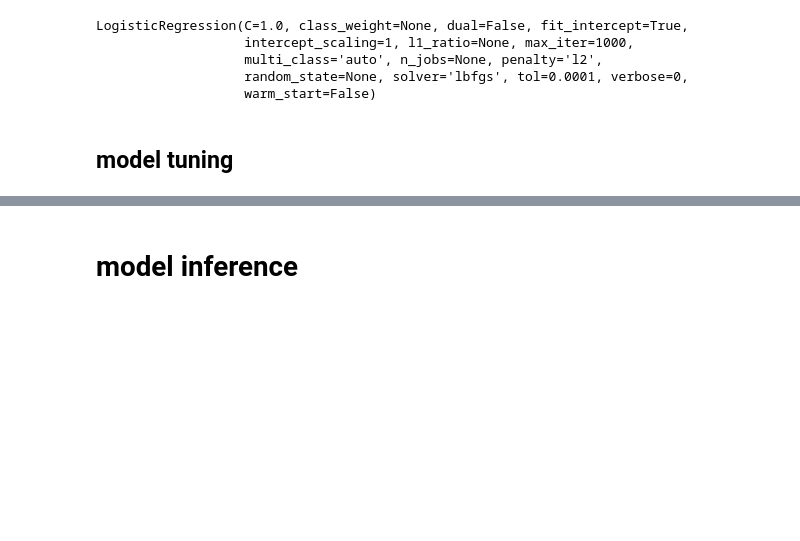
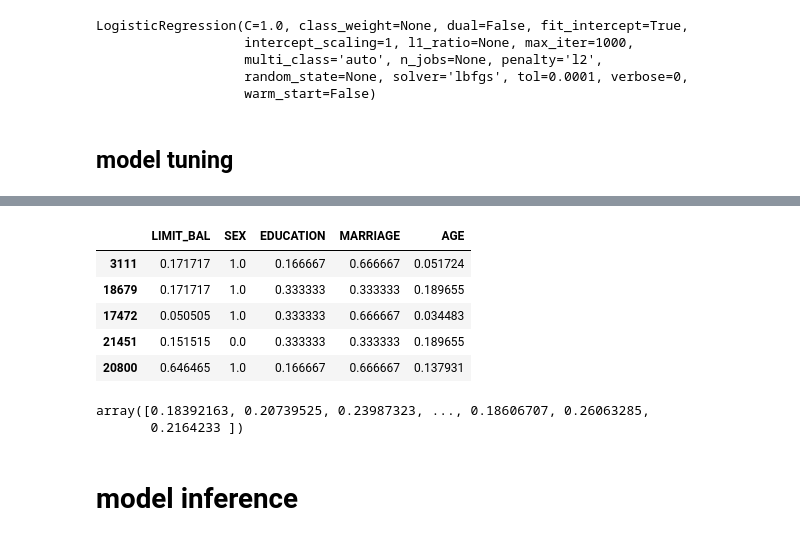
Before and after one commit to thangnv11/mlop_beta, a Jupyter notebook: notebook/tutorial.ipynb, the cells around one changed output, grey strips where cells are left out. Drawn from its saved outputs; the diff is of its cells as text; code cells hidden in the pictures; blank space fills up the shorter version.

```diff
--- a/notebook/tutorial.ipynb
+++ b/notebook/tutorial.ipynb
@@ -136,4 +149,19 @@ LogisticRegression(C=0.8926415582456894, class_weight=None, dual=False,
                    warm_start=False)
+# %%
+x_test.head()
+# %% [output]
+|  | LIMIT_BAL | SEX | EDUCATION | MARRIAGE | AGE |
+| 3111 | 0.171717 | 1.0 | 0.166667 | 0.666667 | 0.051724 |
+| 18679 | 0.171717 | 1.0 | 0.333333 | 0.333333 | 0.189655 |
+| 17472 | 0.050505 | 1.0 | 0.333333 | 0.666667 | 0.034483 |
+| 21451 | 0.151515 | 0.0 | 0.333333 | 0.333333 | 0.189655 |
+| 20800 | 0.646465 | 1.0 | 0.166667 | 0.666667 | 0.137931 |
+# %%
+prob = tuned_lr.predict_proba(x_test)[:,1]
+prob
+# %% [output]
+array([0.18392163, 0.20739525, 0.23987323, ..., 0.18606707, 0.26063285,
+       0.2164233 ])
 # %% [markdown]
 # model inference
 # %%
```
Also changed, not shown: parts of 15 cells of this notebook, 3 other files.
